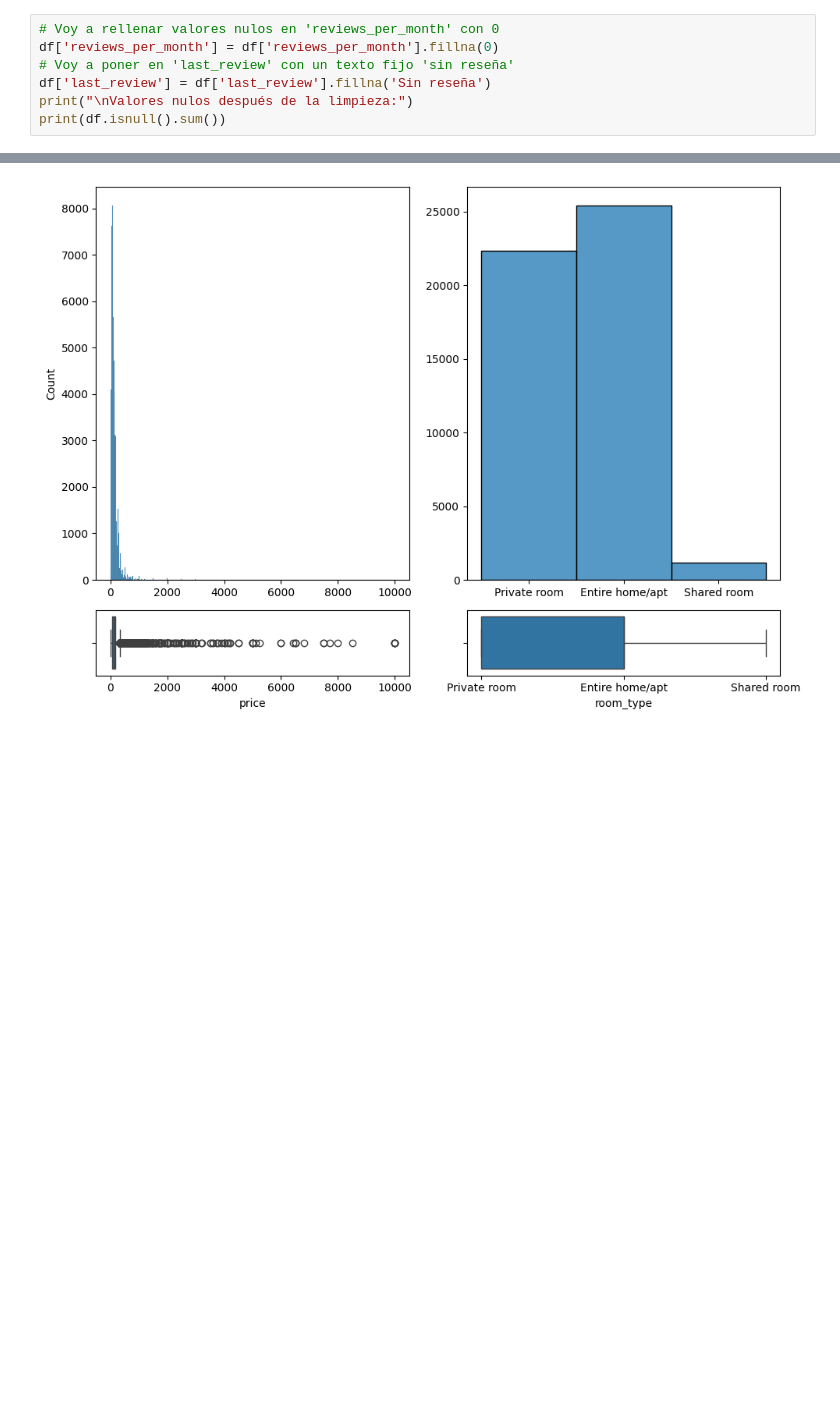
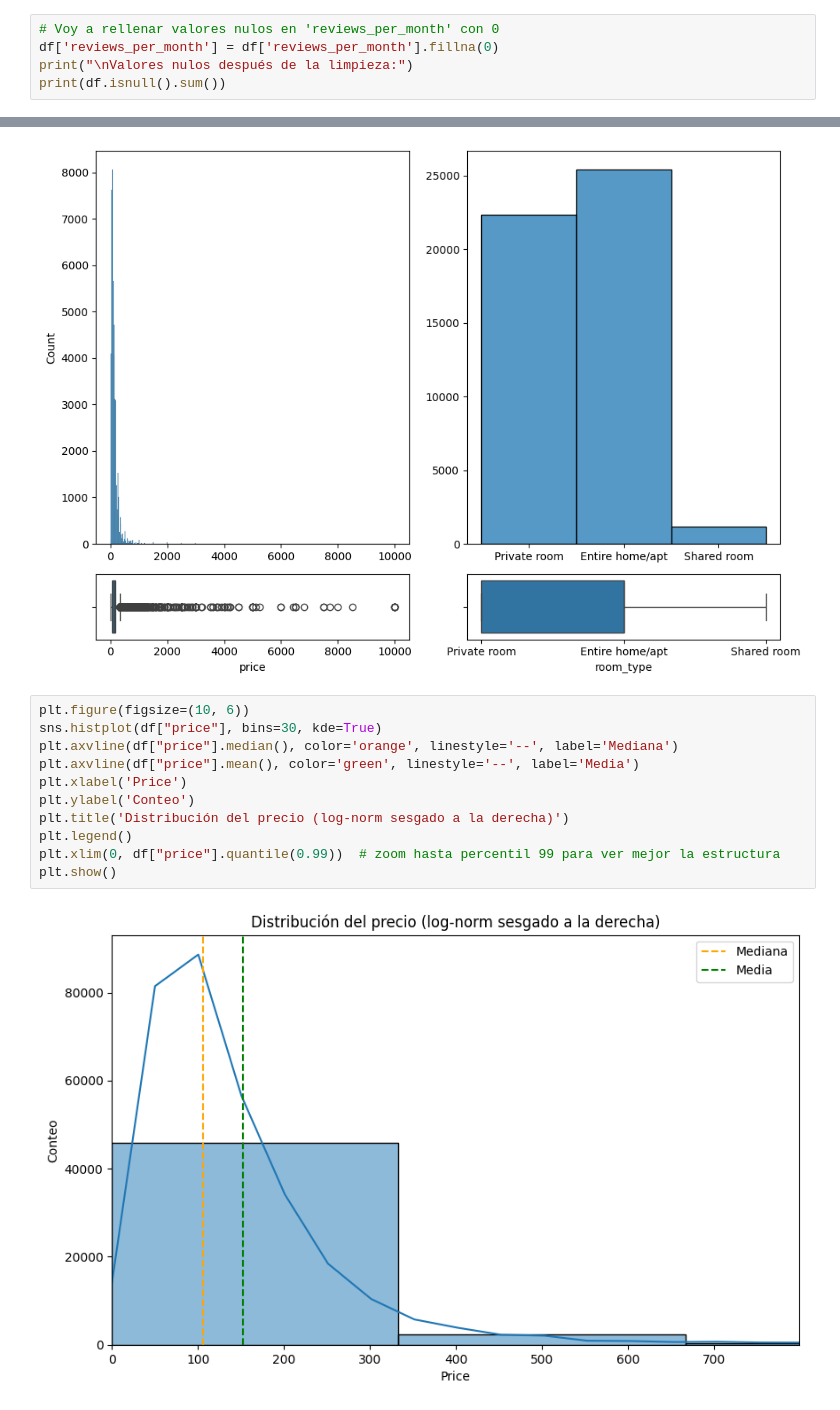
Before and after one commit to 4GeeksAcademy/infoasir20-intro-ml, a Jupyter notebook: eda-airbnb-ny.ipynb, the cells around one changed output, grey strips where cells are left out. Drawn from its saved outputs; the diff is of its cells as text; blank space fills up the shorter version.

```diff
--- a/eda-airbnb-ny.ipynb
+++ b/eda-airbnb-ny.ipynb
@@ -131,8 +131,6 @@ dtype: int64
 # %%
 # Voy a rellenar valores nulos en 'reviews_per_month' con 0
 df['reviews_per_month'] = df['reviews_per_month'].fillna(0)
-# Voy a poner en 'last_review' con un texto fijo 'sin reseña'
-df['last_review'] = df['last_review'].fillna('Sin reseña')
 print("\nValores nulos después de la limpieza:")
 print(df.isnull().sum())
 # %% [output]
@@ -261,3 +259,16 @@ plt.tight_layout()
 plt.show()
 # %% [output]
 [figure]
+# %%
+plt.figure(figsize=(10, 6))
+sns.histplot(df["price"], bins=30, kde=True)
+plt.axvline(df["price"].median(), color='orange', linestyle='--', label='Mediana')
+plt.axvline(df["price"].mean(), color='green', linestyle='--', label='Media')
+plt.xlabel('Price')
+plt.ylabel('Conteo')
+plt.title('Distribución del precio (log-norm sesgado a la derecha)')
+plt.legend()
+plt.xlim(0, df["price"].quantile(0.99))  # zoom hasta percentil 99 para ver mejor la estructura
+plt.show()
+# %% [output]
+[figure, added]
```
Also changed, not shown: parts of 6 cells of this notebook.
